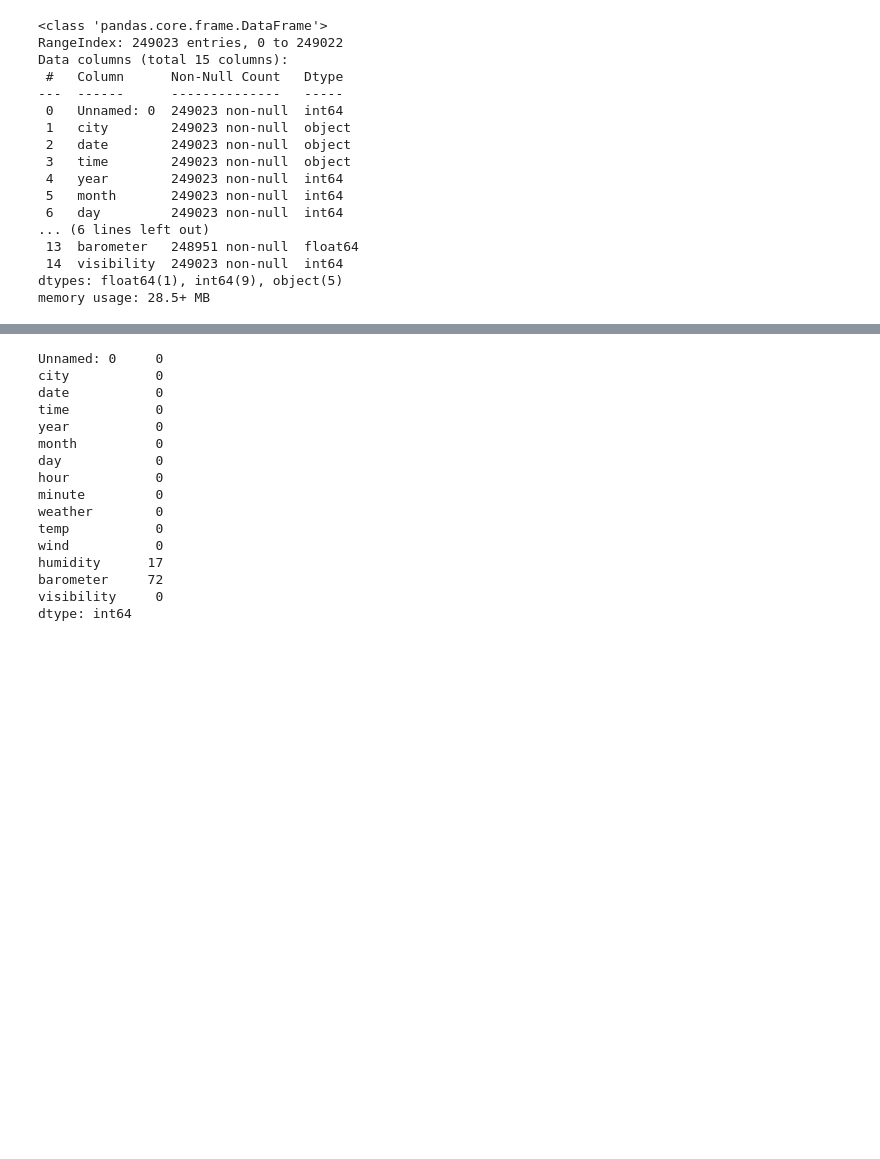
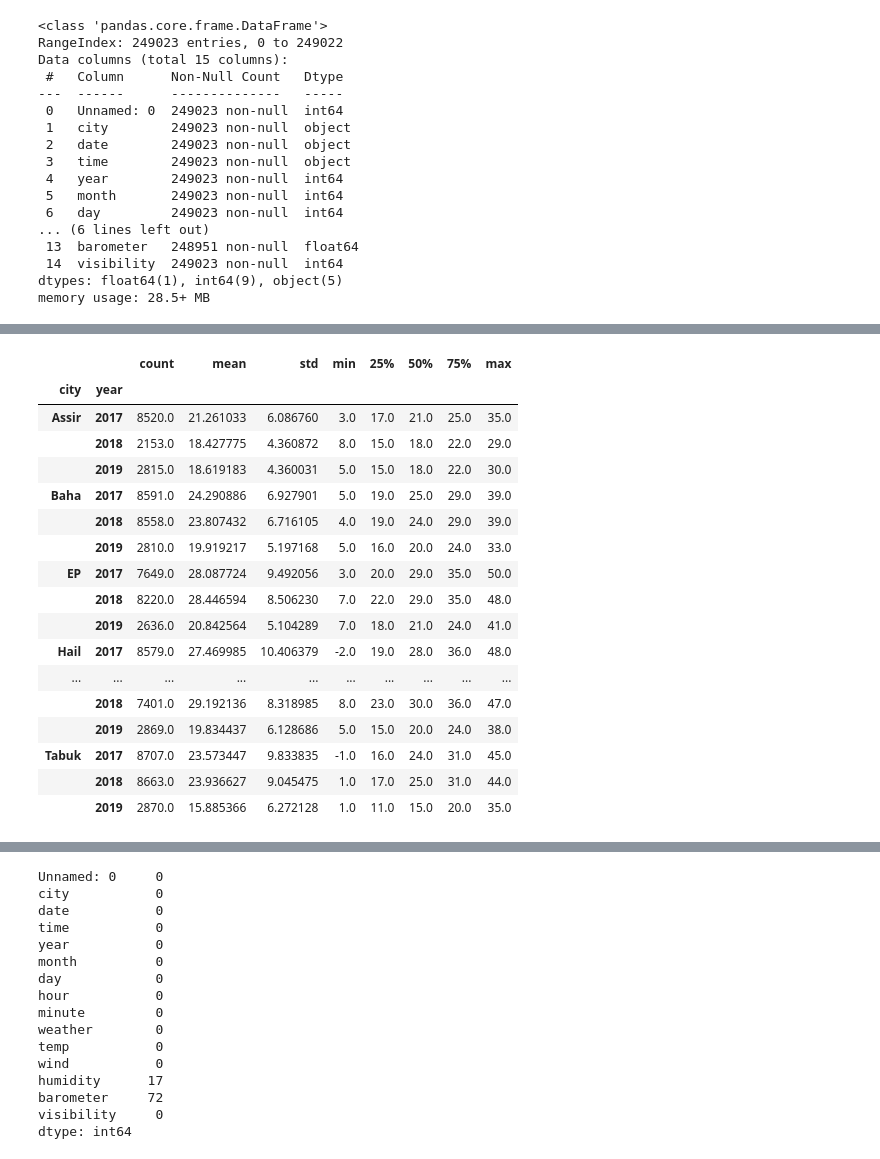
Before and after one commit to M0hannad/KSA_Weather_Prediction, a Jupyter notebook: Notebook/PROJECT.ipynb, the cells around one changed output, grey strips where cells are left out. Saved outputs shown, nothing was run; the diff lists cells and outputs as text; code cells hidden in the pictures; blank space fills up the shorter version.

```diff
--- a/Notebook/PROJECT.ipynb
+++ b/Notebook/PROJECT.ipynb
@@ -50,0 +76,22 @@ df.describe()
+# %%
+# summary statistics
+df.groupby(['city', 'year'])['temp'].describe()
+# %% [output]
+|  |  | count | mean | std | min | 25% | 50% | 75% | max |
+| city | year |  |  |  |  |  |  |  |  |
+| Assir | 2017 | 8520.0 | 21.261033 | 6.086760 | 3.0 | 17.0 | 21.0 | 25.0 | 35.0 |
+|  | 2018 | 2153.0 | 18.427775 | 4.360872 | 8.0 | 15.0 | 18.0 | 22.0 | 29.0 |
+|  | 2019 | 2815.0 | 18.619183 | 4.360031 | 5.0 | 15.0 | 18.0 | 22.0 | 30.0 |
+| Baha | 2017 | 8591.0 | 24.290886 | 6.927901 | 5.0 | 19.0 | 25.0 | 29.0 | 39.0 |
+|  | 2018 | 8558.0 | 23.807432 | 6.716105 | 4.0 | 19.0 | 24.0 | 29.0 | 39.0 |
+|  | 2019 | 2810.0 | 19.919217 | 5.197168 | 5.0 | 16.0 | 20.0 | 24.0 | 33.0 |
+| EP | 2017 | 7649.0 | 28.087724 | 9.492056 | 3.0 | 20.0 | 29.0 | 35.0 | 50.0 |
+|  | 2018 | 8220.0 | 28.446594 | 8.506230 | 7.0 | 22.0 | 29.0 | 35.0 | 48.0 |
+|  | 2019 | 2636.0 | 20.842564 | 5.104289 | 7.0 | 18.0 | 21.0 | 24.0 | 41.0 |
+| Hail | 2017 | 8579.0 | 27.469985 | 10.406379 | -2.0 | 19.0 | 28.0 | 36.0 | 48.0 |
+| ... | ... | ... | ... | ... | ... | ... | ... | ... | ... |
+|  | 2018 | 7401.0 | 29.192136 | 8.318985 | 8.0 | 23.0 | 30.0 | 36.0 | 47.0 |
+|  | 2019 | 2869.0 | 19.834437 | 6.128686 | 5.0 | 15.0 | 20.0 | 24.0 | 38.0 |
+| Tabuk | 2017 | 8707.0 | 23.573447 | 9.833835 | -1.0 | 16.0 | 24.0 | 31.0 | 45.0 |
+|  | 2018 | 8663.0 | 23.936627 | 9.045475 | 1.0 | 17.0 | 25.0 | 31.0 | 44.0 |
+|  | 2019 | 2870.0 | 15.885366 | 6.272128 | 1.0 | 11.0 | 15.0 | 20.0 | 35.0 |
```
Also changed, not shown: parts of 8 cells of this notebook.
